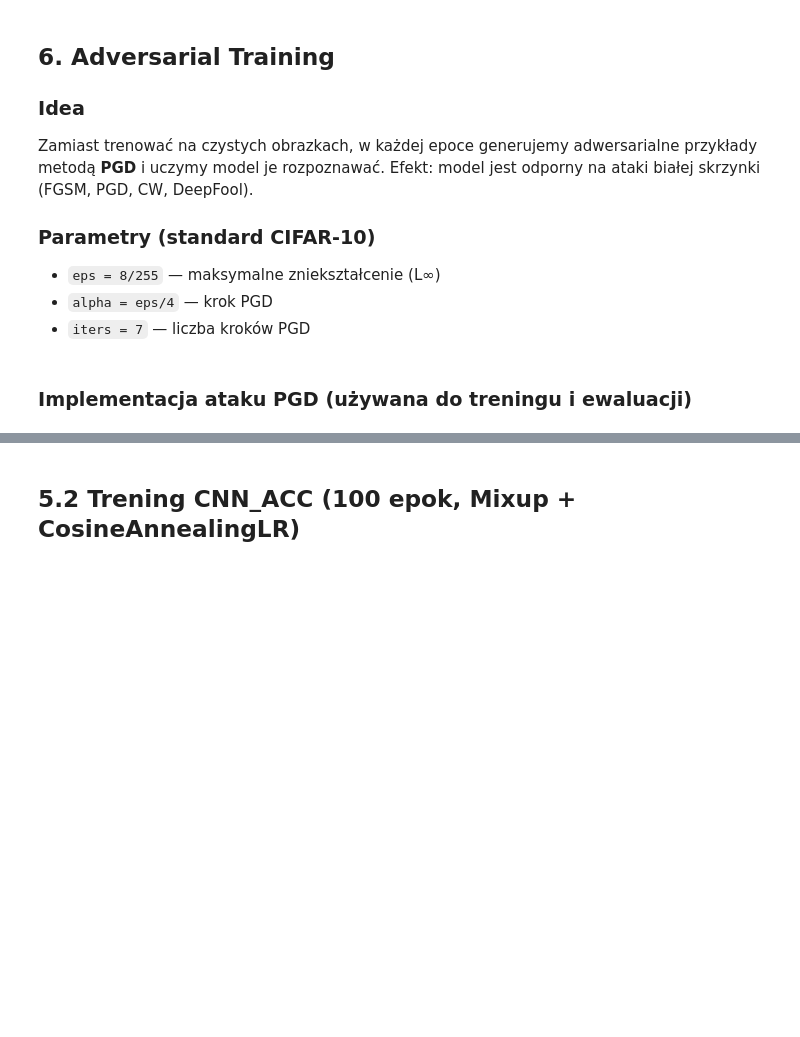
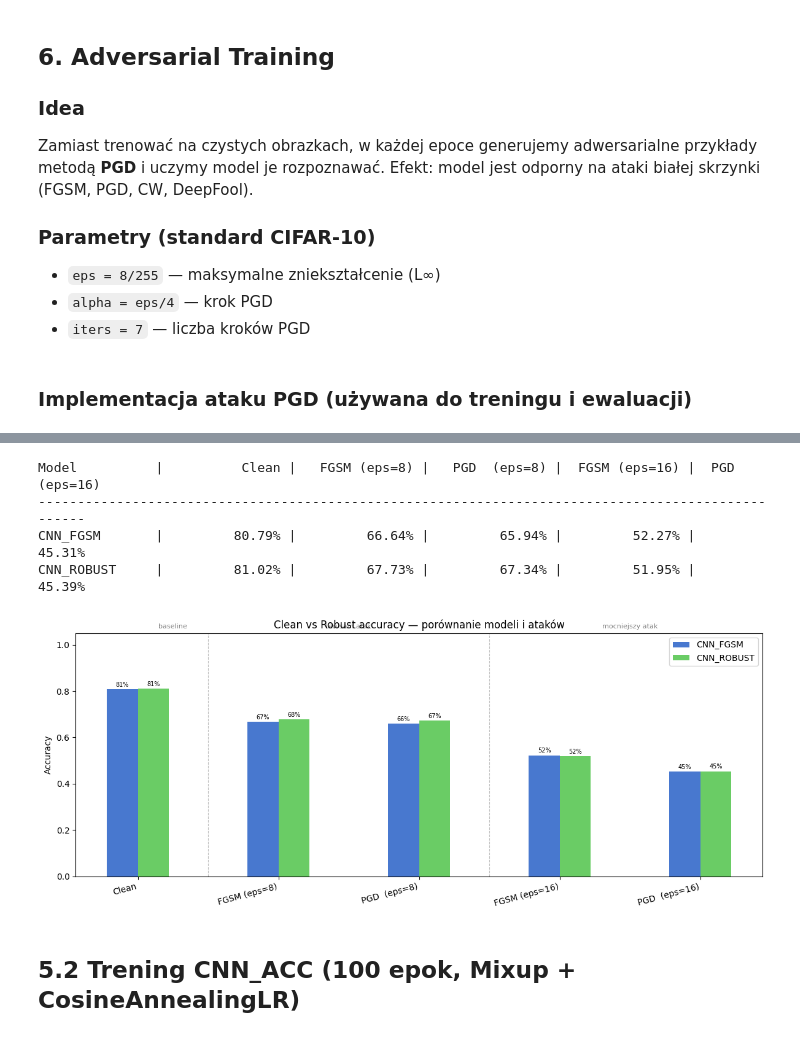
Before and after one commit to JanKaczmarski/ai_safety, a Jupyter notebook: lab1/sol.ipynb, the cells around one changed output, grey strips where cells are left out. Saved outputs shown, nothing was run; the diff lists cells and outputs as text; code cells hidden in the pictures; blank space fills up the shorter version.

Commit message:
lab3 part1 fgsm and pgd

```diff
--- a/lab1/sol.ipynb
+++ b/lab1/sol.ipynb
@@ -616,10 +756,9 @@ loss_fn_rob  = nn.CrossEntropyLoss(label_smoothing=0.1)
 
 tr_a, te_a, ls, model_robust, robust_log = train_adversarial(
     model_robust, opt_r, sched_r, loss_fn_rob,
-    num_epochs=50, eps=8/255, eval_robust_every=5,
+    num_epochs=20, eps=8/255, pgd_iters=5, eval_robust_every=5,
     train_loader=trainloader, test_loader=testloader
 )
-results["CNN_ROBUST"] = (tr_a, te_a, ls, model_robust)
 
 print("\n=== Robust accuracy co 5 epok ===")
 for ep, acc in robust_log.items():
@@ -648,0 +797,17 @@ print(f"Saved {path}")
+# %%
+def evaluate_robust_attack(model, loader, attack_fn, n_batches=20):
+    """
+    Generyczna ewaluacja robust accuracy dla dowolnego ataku.
+
+    attack_fn: callable(model, images, labels) -> adv_images
+    """
+    preds_all, labels_all = [], []
+    for i, (images, labels) in enumerate(loader):
+        if n_batches is not None and i >= n_batches:
+            break
+        images, labels = images.to(device), labels.to(device)
+        adv = attack_fn(model, images, labels)
+        with torch.no_grad():
+            preds_all.append(model.predict(adv).cpu().numpy())
+        labels_all.append(labels.cpu().numpy())
+    return accuracy_score(np.concatenate(labels_all), np.concatenate(preds_all))
@@ -649,3 +842,51 @@ print(f"Saved {path}")
+# %%
+# Tabela wyników
+cols = ["Clean"] + list(attacks.keys())
+header = f'{"Model":<14}' + "".join(f" | {c:>14}" for c in cols)
+print(header)
+print("-" * len(header))
+for model_name, row in comparison.items():
+    line = f"{model_name:<14}"
+    for c in cols:
+        line += f" | {row[c]:>14.2%}"
+    print(line)
+
+# Wykres słupkowy
+fig, ax = plt.subplots(figsize=(12, 5))
+x        = np.arange(len(cols))
+n        = len(comparison)
+width    = 0.22
+offsets  = np.linspace(-(n-1)/2, (n-1)/2, n) * width
+colors   = ["#4878CF", "#6ACC65", "#D65F5F"]
+
+for (model_name, row), offset, color in zip(comparison.items(), offsets, colors):
+    vals = [row[c] for c in cols]
+    bars = ax.bar(x + offset, vals, width, label=model_name, color=color)
+    for bar in bars:
+        ax.annotate(f"{bar.get_height():.0%}",
+                    xy=(bar.get_x() + bar.get_width() / 2, bar.get_height()),
+                    xytext=(0, 3), textcoords="offset points",
+                    ha="center", fontsize=7)
+
+ax.set_xticks(x)
+ax.set_xticklabels(cols, rotation=15, ha="right")
+ax.set_ylim(0, 1.05)
+ax.set_ylabel("Accuracy")
+ax.set_title("Clean vs Robust accuracy — porównanie modeli i ataków")
+ax.legend()
+ax.axvline(x=0.5, color="gray", linestyle="--", linewidth=0.8, alpha=0.5)
+ax.axvline(x=2.5, color="gray", linestyle="--", linewidth=0.8, alpha=0.5)
+ax.text(0.25, 1.02, "baseline", ha="center", fontsize=8, color="gray", transform=ax.get_xaxis_transform())
+ax.text(1.5,  1.02, "ten sam atak", ha="center", fontsize=8, color="gray", transform=ax.get_xaxis_transform())
+ax.text(3.5,  1.02, "mocniejszy atak", ha="center", fontsize=8, color="gray", transform=ax.get_xaxis_transform())
+plt.tight_layout()
+plt.show()
+# %% [output]
+Model          |          Clean |   FGSM (eps=8) |   PGD  (eps=8) |  FGSM (eps=16) |  PGD  (eps=16)
+---------------------------------------------------------------------------------------------------
+CNN_FGSM       |         80.79% |         66.64% |         65.94% |         52.27% |         45.31%
+CNN_ROBUST     |         81.02% |         67.73% |         67.34% |         51.95% |         45.39%
+[figure, added]
 # %% [markdown]
 ## 5.2 Trening CNN_ACC (100 epok, Mixup + CosineAnnealingLR)
 # %%
```
Also changed, not shown: parts of 17 cells of this notebook, 1 other file.
